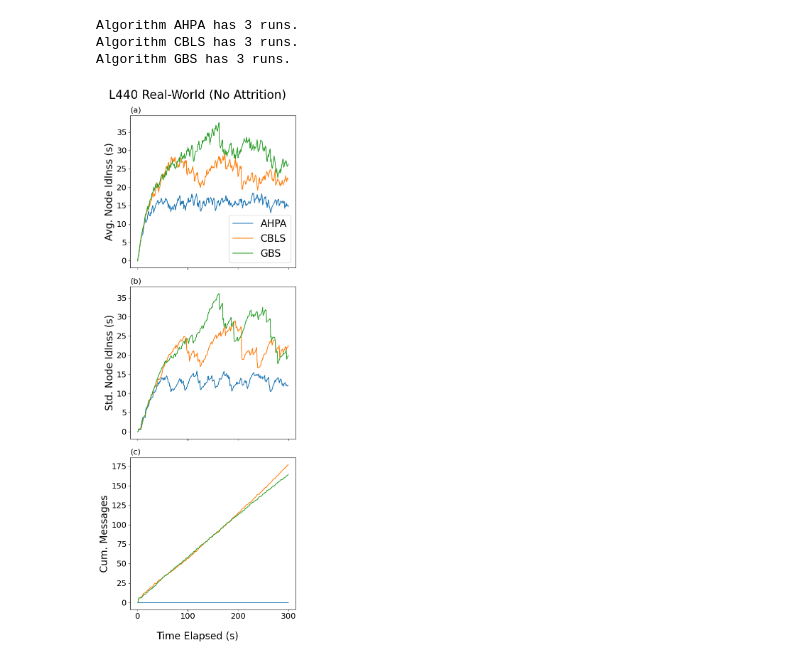
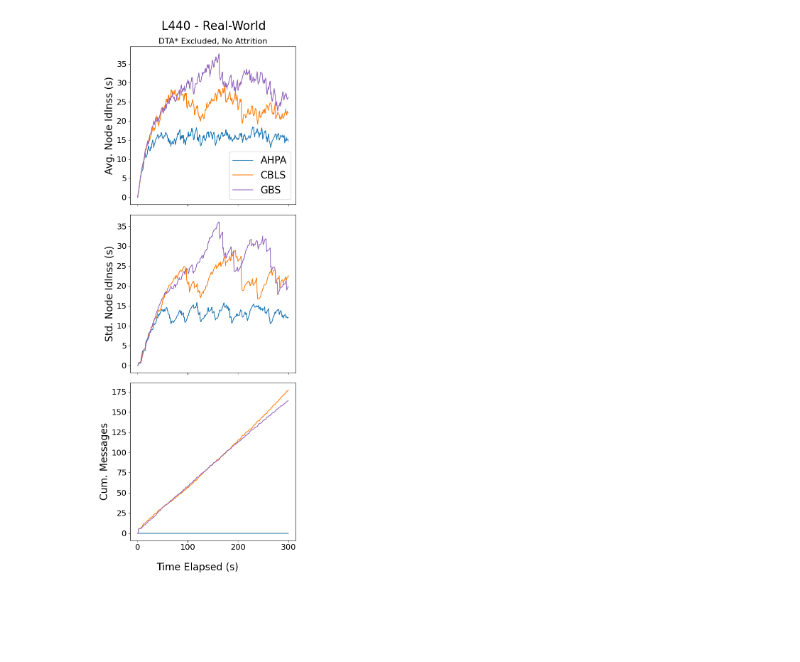
Before and after one commit to NU-IDEAS-Lab/patrolling_sim, a Jupyter notebook: src/patrol_algorithms_ahpa/data-analysis-L440.ipynb, the cells around one changed output. Cells and saved outputs as stored; diff of their text form; code cells hidden in the pictures; blank space fills up the shorter version.

Commit message:
Updated L440 plot.

```diff
--- a/src/patrol_algorithms_ahpa/data-analysis-L440.ipynb
+++ b/src/patrol_algorithms_ahpa/data-analysis-L440.ipynb
@@ -185,11 +281,26 @@ def displayMessages(axis, inputs, labels, attritionTimes=[],
 
 # analyzeRun(zarr.open("/mnt/c/Users/Anthony/Desktop/results_noattrit3.zarr", "r")["cumberland_6"]["DTAGreedy"]["run_1"])
 # %%
+PLOT_X = 6
+PLOT_Y = 16
+
 # analyzeFile("/mnt/c/Users/Anthony/Desktop/test_L440.zarr")
-analyzeFile("/home/anthony/idev/project_ahpa/results_clean.zarr", simulation=False)
+# analyzeFile("/home/anthony/idev/project_ahpa/results_clean.zarr", simulation=False)
 # analyzeFile("/mnt/c/Users/Anthony/Desktop/results_attrition1.zarr", attritionTimes=[300, 1300]) # USE IN PAPER
+
+analyzeFiles([
+        # "/home/anthony/idev/project_ahpa/results_clean.zarr",
+        "/home/anthony/idev/project_ahpa/results_clean.zarr"
+    ],
+    mapName="L440_6",
+    simulation=False,
+    attritionTimes=[
+        # [],
+        []
+    ],
+    excludeDta=[
+        # False,
+        True
+    ])
 # %% [output]
-Algorithm AHPA has 3 runs.
-Algorithm CBLS has 3 runs.
-Algorithm GBS has 3 runs.
-[figure, old version]
+[figure, new version]
```
Also changed, not shown: parts of 1 cell of this notebook.
